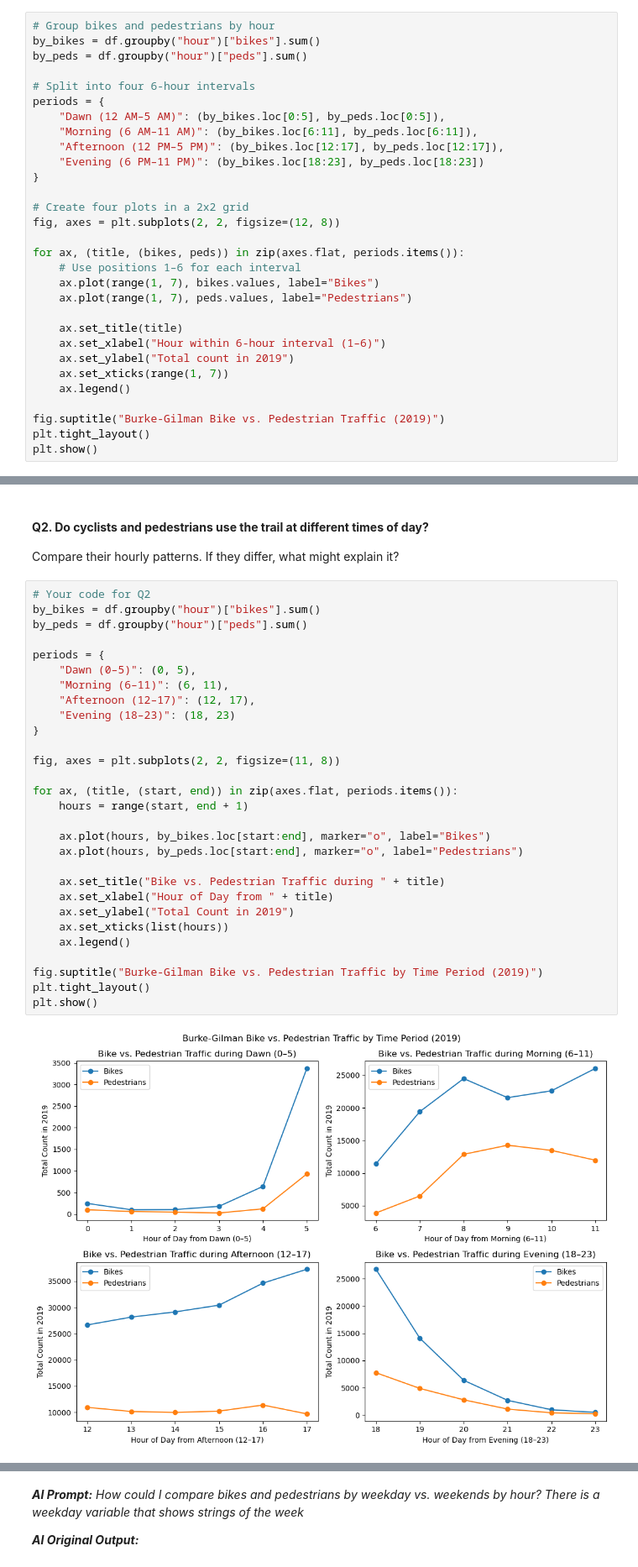
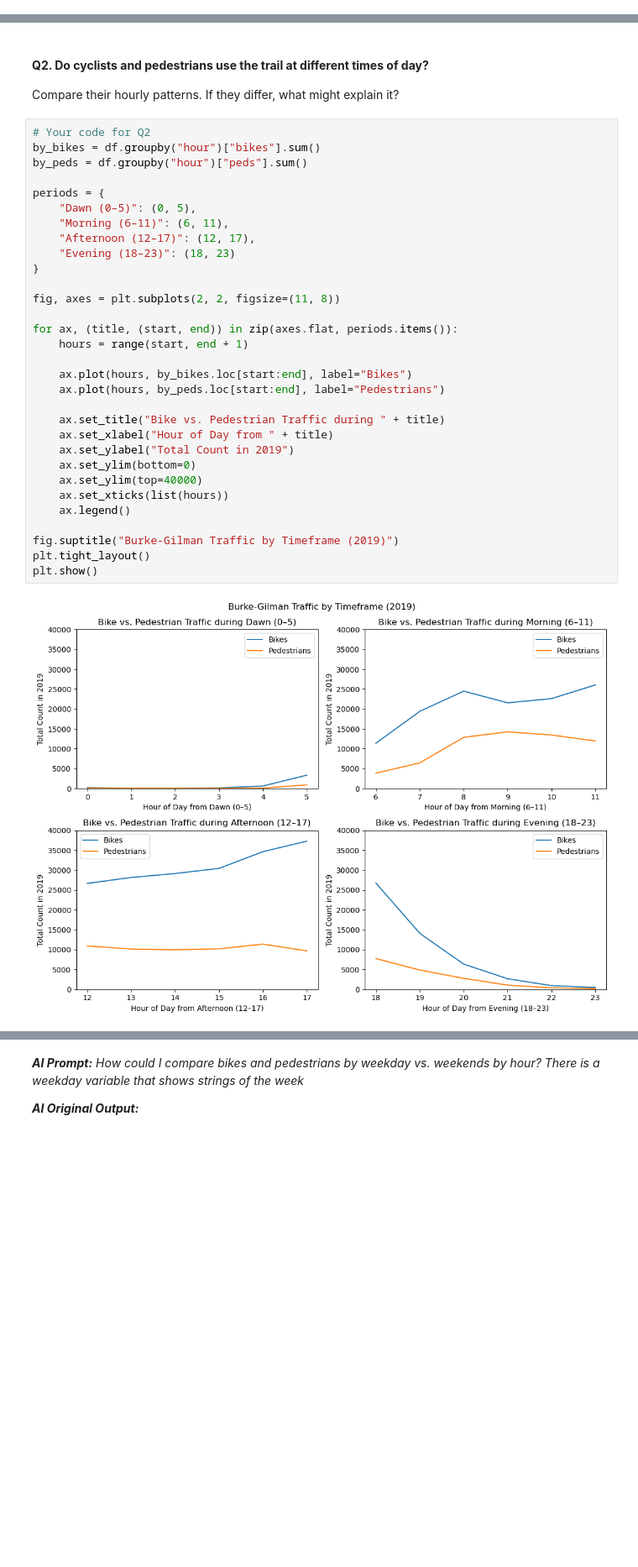
Before and after one commit to yureixas/hcde-410, a Jupyter notebook: A1/A1.ipynb, the cells around one changed output, grey strips where cells are left out. Shown at 84% size. Cells and saved outputs as stored; diff of their text form; blank space fills up the shorter version.

```diff
--- a/A1/A1.ipynb
+++ b/A1/A1.ipynb
@@ -169,33 +169,3 @@ plt.show()
 ***AI Prompt**: How do I show 6-hour intervals on a plot using panda for jupyter notebook if I have by_hour = df.groundpy("hour")["people"].sum()*
 
 ***AI Original Output:***
-# %%
-# Group bikes and pedestrians by hour
-by_bikes = df.groupby("hour")["bikes"].sum()
-by_peds = df.groupby("hour")["peds"].sum()
-
-# Split into four 6-hour intervals
-periods = {
-    "Dawn (12 AM–5 AM)": (by_bikes.loc[0:5], by_peds.loc[0:5]),
-    "Morning (6 AM–11 AM)": (by_bikes.loc[6:11], by_peds.loc[6:11]),
-    "Afternoon (12 PM–5 PM)": (by_bikes.loc[12:17], by_peds.loc[12:17]),
-    "Evening (6 PM–11 PM)": (by_bikes.loc[18:23], by_peds.loc[18:23])
-}
-
-# Create four plots in a 2x2 grid
-fig, axes = plt.subplots(2, 2, figsize=(12, 8))
-
-for ax, (title, (bikes, peds)) in zip(axes.flat, periods.items()):
-    # Use positions 1–6 for each interval
-    ax.plot(range(1, 7), bikes.values, label="Bikes")
-    ax.plot(range(1, 7), peds.values, label="Pedestrians")
-
-    ax.set_title(title)
-    ax.set_xlabel("Hour within 6-hour interval (1–6)")
-    ax.set_ylabel("Total count in 2019")
-    ax.set_xticks(range(1, 7))
-    ax.legend()
-
-fig.suptitle("Burke-Gilman Bike vs. Pedestrian Traffic (2019)")
-plt.tight_layout()
-plt.show()
@@ -211,34 +198,36 @@ Compare their hourly patterns. If they differ, what might explain it?
 # %%
 # Your code for Q2
 by_bikes = df.groupby("hour")["bikes"].sum()
 by_peds = df.groupby("hour")["peds"].sum()
 
 periods = {
     "Dawn (0–5)": (0, 5),
     "Morning (6–11)": (6, 11),
     "Afternoon (12–17)": (12, 17),
     "Evening (18–23)": (18, 23)
 }
 
 fig, axes = plt.subplots(2, 2, figsize=(11, 8))
 
 for ax, (title, (start, end)) in zip(axes.flat, periods.items()):
     hours = range(start, end + 1)
 
-    ax.plot(hours, by_bikes.loc[start:end], marker="o", label="Bikes")
-    ax.plot(hours, by_peds.loc[start:end], marker="o", label="Pedestrians")
+    ax.plot(hours, by_bikes.loc[start:end], label="Bikes")
+    ax.plot(hours, by_peds.loc[start:end], label="Pedestrians")
 
     ax.set_title("Bike vs. Pedestrian Traffic during " + title)
     ax.set_xlabel("Hour of Day from " + title)
     ax.set_ylabel("Total Count in 2019")
+    ax.set_ylim(bottom=0)
+    ax.set_ylim(top=40000)
     ax.set_xticks(list(hours))
     ax.legend()
 
-fig.suptitle("Burke-Gilman Bike vs. Pedestrian Traffic by Time Period (2019)")
+fig.suptitle("Burke-Gilman Traffic by Timeframe (2019)")
 plt.tight_layout()
 plt.show()
 # %% [output]
-[figure, old version]
+[figure, new version]
 # %% [markdown]
 **Your Q2 answer:**
 
```
Also changed, not shown: parts of 16 cells of this notebook, 1 other file.
